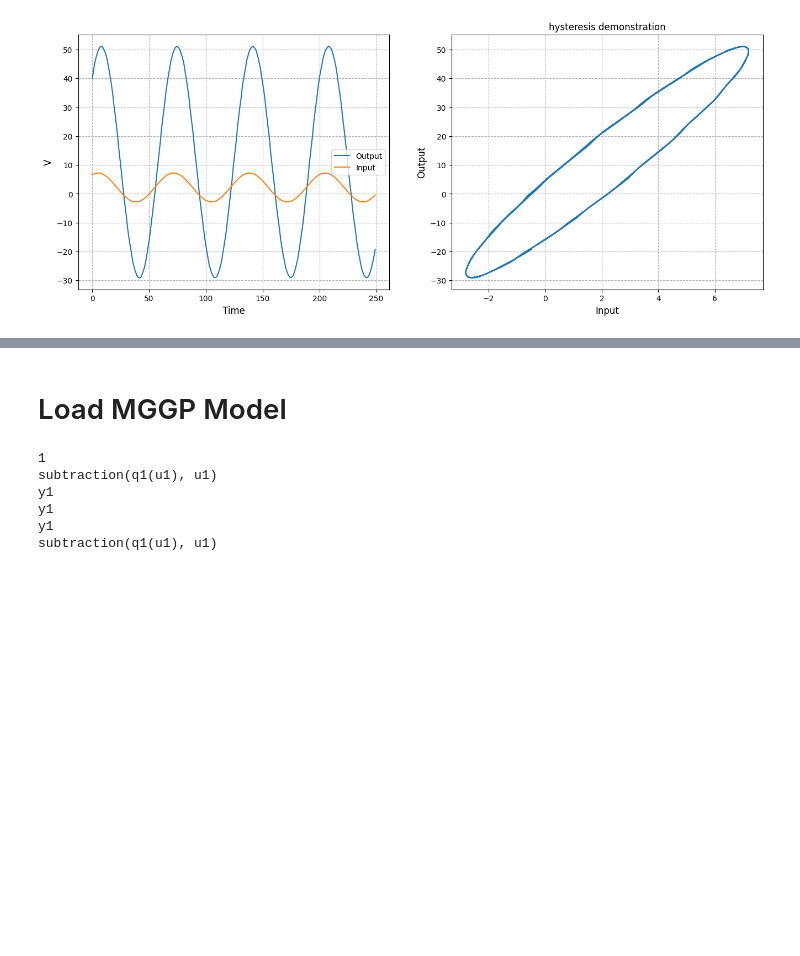
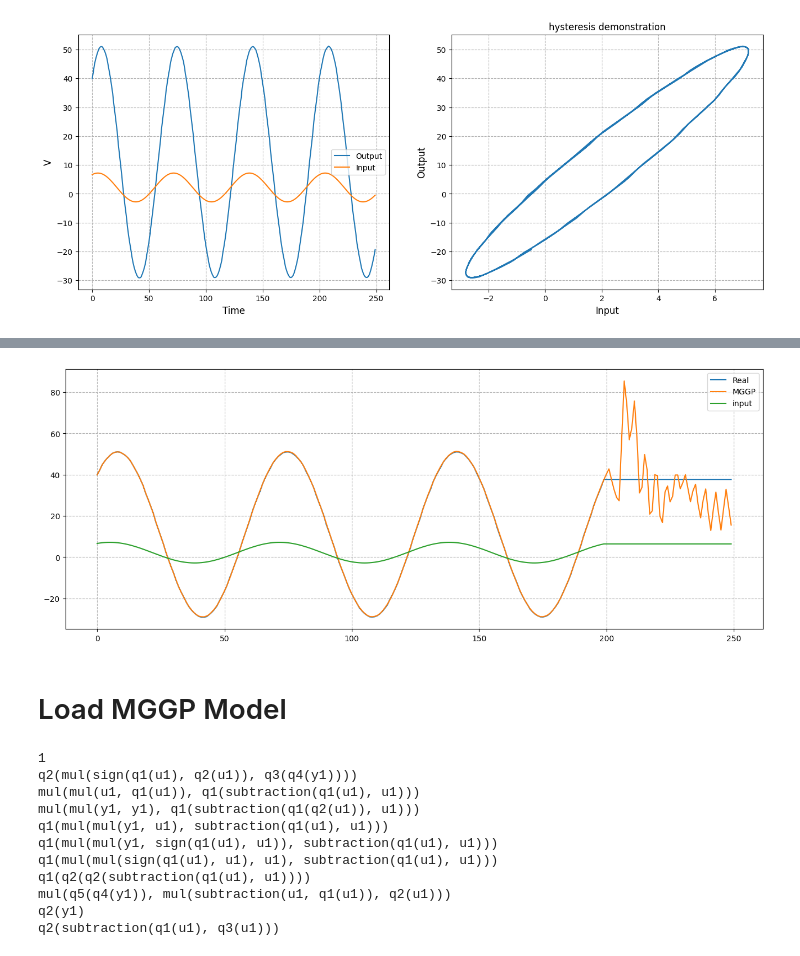
Before and after one commit to RafaelGAT108/mggp_model, a Jupyter notebook: 01_MGGP_Regression_hysteresis.ipynb, the cells around one changed output, grey strips where cells are left out. Drawn from its saved outputs; the diff is of its cells as text; code cells hidden in the pictures; blank space fills up the shorter version.

```diff
--- a/01_MGGP_Regression_hysteresis.ipynb
+++ b/01_MGGP_Regression_hysteresis.ipynb
@@ -480,3 +659,52 @@ mggp.run()
+# %%
+data = pd.read_csv("hysteresis_data/h50us.csv", header=None)
+data.drop(0, axis=1, inplace=True)
+
+split = 200
+sinal_in = 3
+sinal_out = 2
+time = data[1][:split]
+
+output = data[sinal_out][:split]
+input = data[sinal_in][:split]
+
+input = input.values.reshape(-1, 1)
+output = output.values.reshape(-1, 1)
+
+output_extend = np.repeat(output[-1], 50).reshape(-1, 1)
+output = np.concatenate([output, output_extend], axis=0)
+
+input_extend = np.repeat(input[-1], 50).reshape(-1, 1)
+input = np.concatenate([input, input_extend], axis=0)
+
+model_filename = "mggp_models_hysteresis_piezoeletric\mggp_0.pkl"
+# model_filename = "mggp_models/hysteresis_model.pkl"
+# model_filename = "mggp_models_hysteresis/mggp_0.pkl"
+# model_filename = "mggp_models/hysteresis_model.pkl"
+mggp_pred, mggp_yd = mggp_predict(X_val=input,
+                                  y_val=output,
+                                  save_model=model_filename)
+
+
+mggp_initial_conditions = len(output) - len(mggp_yd)
+y_true_complete = output[mggp_initial_conditions:]
+input_complete = input[mggp_initial_conditions:]
+
+min_length = min(len(y_true_complete), len(mggp_pred))
+
+y_true_complete = y_true_complete[:min_length]
+input_complete = input_complete[:min_length]
+mggp_pred_complete = mggp_pred[:min_length]
+
+plt.figure(figsize=(16, 6))
+plt.plot(y_true_complete, label='Real')
+plt.plot(mggp_pred_complete, label='MGGP')
+plt.plot(input_complete, label='input')
+plt.grid(linestyle='--')
+plt.legend()
+plt.show()
+# %% [output]
+[figure, added]
 # %% [markdown]
 # Load MGGP Model
 # %%
@@ -484,7 +712,9 @@ folder = "Job1_2023_07_28_16_41_10_Mix"
 path = f"E:\matlab files\iTire road test data\{folder}\Tire_Features_extraidas_35_25.csv"
 u_train, y_train, _, _ = load_data(path, 3, folder)
 
-save_model = "mggp_models/hysteresis_model.pkl"
+# save_model = "mggp_models_hysteresis_piezoeletric/mggp_3.pkl"
+# save_model = "mggp_models/hysteresis_model.pkl"
+save_model = "mggp_models_hysteresis/mggp_1.pkl"
 mggp = MGGP(inputs=u_train,
                     outputs=y_train,
                     filename=save_model)
@@ -495,8 +725,13 @@ loaded_model = mggp.load_model()
 print(loaded_model)
 # %% [output]
 1
-subtraction(q1(u1), u1)
-y1
-y1
-y1
-subtraction(q1(u1), u1)
+q2(mul(sign(q1(u1), q2(u1)), q3(q4(y1))))
+mul(mul(u1, q1(u1)), q1(subtraction(q1(u1), u1)))
+mul(mul(y1, y1), q1(subtraction(q1(q2(u1)), u1)))
+q1(mul(mul(y1, u1), subtraction(q1(u1), u1)))
+q1(mul(mul(y1, sign(q1(u1), u1)), subtraction(q1(u1), u1)))
+q1(mul(mul(sign(q1(u1), u1), u1), subtraction(q1(u1), u1)))
+q1(q2(q2(subtraction(q1(u1), u1))))
+mul(q5(q4(y1)), mul(subtraction(u1, q1(u1)), q2(u1)))
+q2(y1)
+q2(subtraction(q1(u1), q3(u1)))
```
Also changed, not shown: parts of 11 cells of this notebook.
